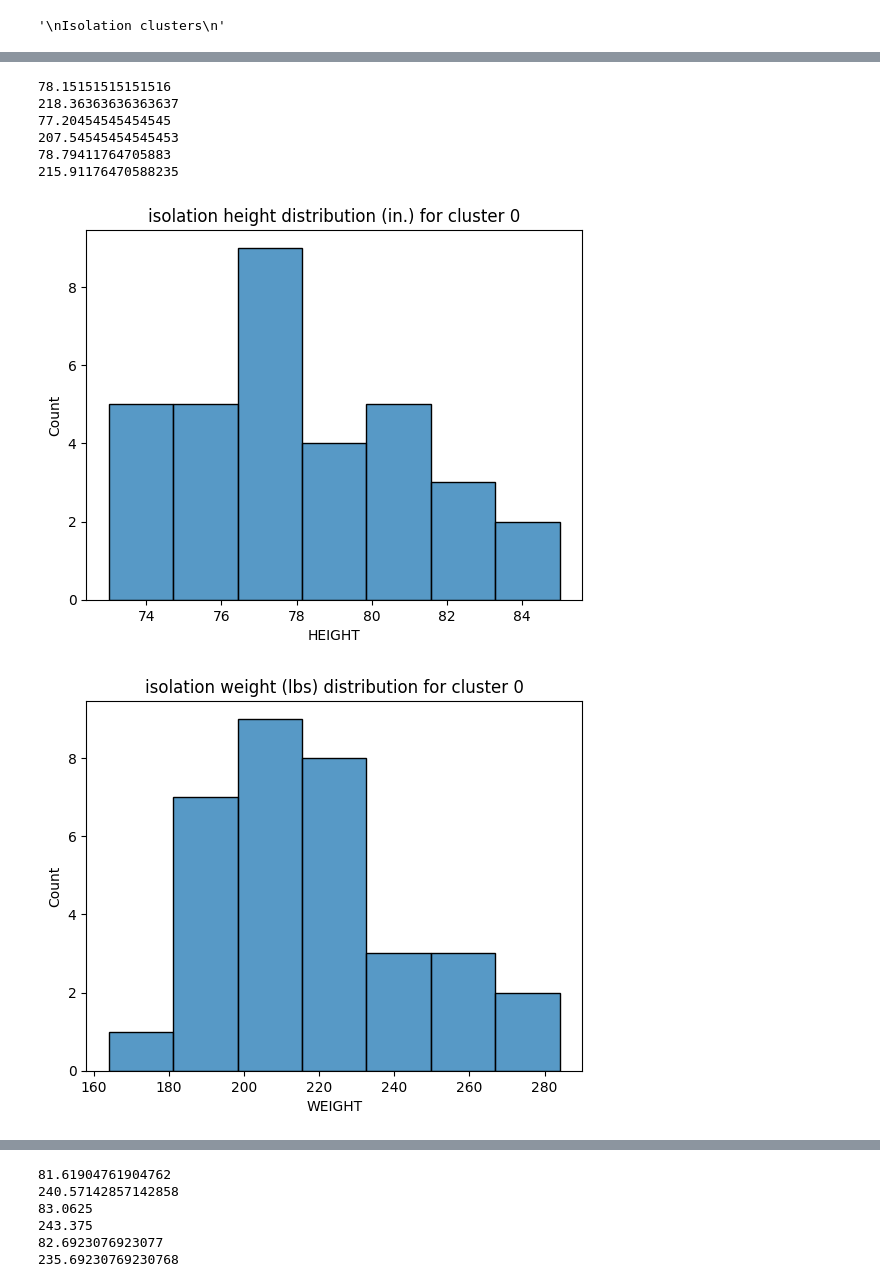
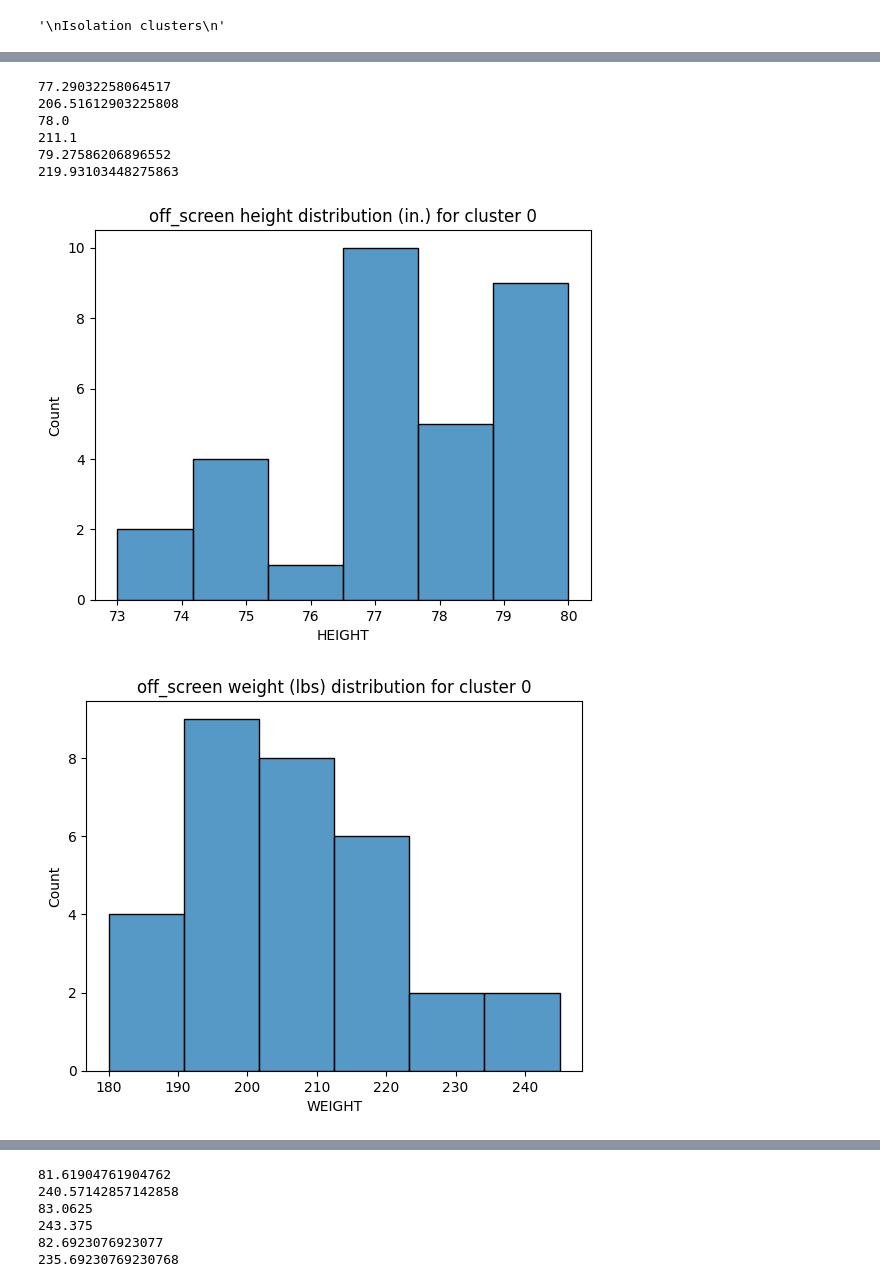
Before and after one commit to nehal-chigurupati/OffensivePlayerClustering, a Jupyter notebook: ClusterPhysicalCharacteristics.ipynb, the cells around one changed output, grey strips where cells are left out. Drawn from its saved outputs; the diff is of its cells as text; code cells hidden in the pictures.

```diff
--- a/ClusterPhysicalCharacteristics.ipynb
+++ b/ClusterPhysicalCharacteristics.ipynb
@@ -51,19 +54,19 @@ print(output[play][output[play]["LABEL"] == 2]["PLAYER"])
 Name: PLAYER, dtype: object
 # %%
-play="isolation"
+play="off_screen"
 for cluster in range(len(pd.unique(output[play]["LABEL"]))):
     plt.figure()
     print(np.mean(output[play][output[play]["LABEL"] == cluster]["HEIGHT"]))
     sns.histplot(data=output[play][output[play]["LABEL"] == cluster], x="HEIGHT").set(title=(play + " height distribution (in.) for cluster " + str(cluster)))
     print(np.mean(output[play][output[play]["LABEL"] == cluster]["WEIGHT"]))
     plt.figure()
     sns.histplot(data=output[play][output[play]["LABEL"] == cluster], x="WEIGHT").set(title=(play + " weight (lbs) distribution for cluster " + str(cluster)))
 # %% [output]
-78.15151515151516
-218.36363636363637
-77.20454545454545
-207.54545454545453
-78.79411764705883
-215.91176470588235
+77.29032258064517
+206.51612903225808
+78.0
+211.1
+79.27586206896552
+219.93103448275863
-[figure, old version]
+[figure, new version]
-[figure, old version]
+[figure, new version]
```
Also changed, not shown: parts of 2 cells of this notebook, 1 other file.
